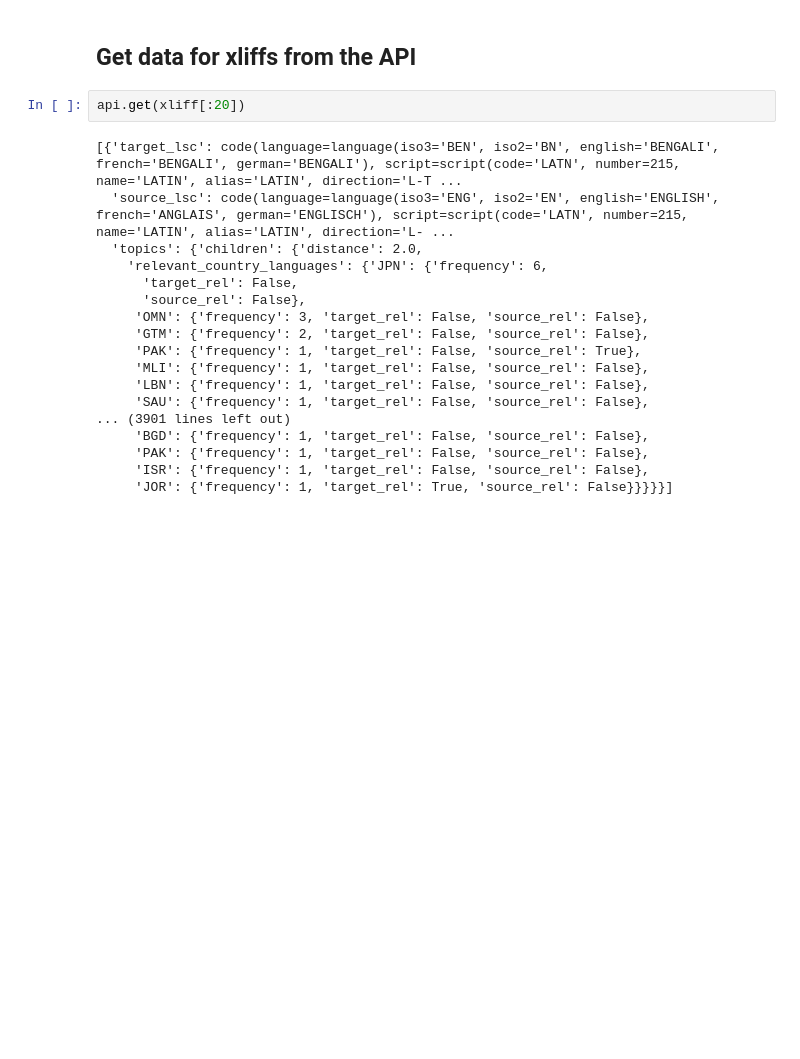
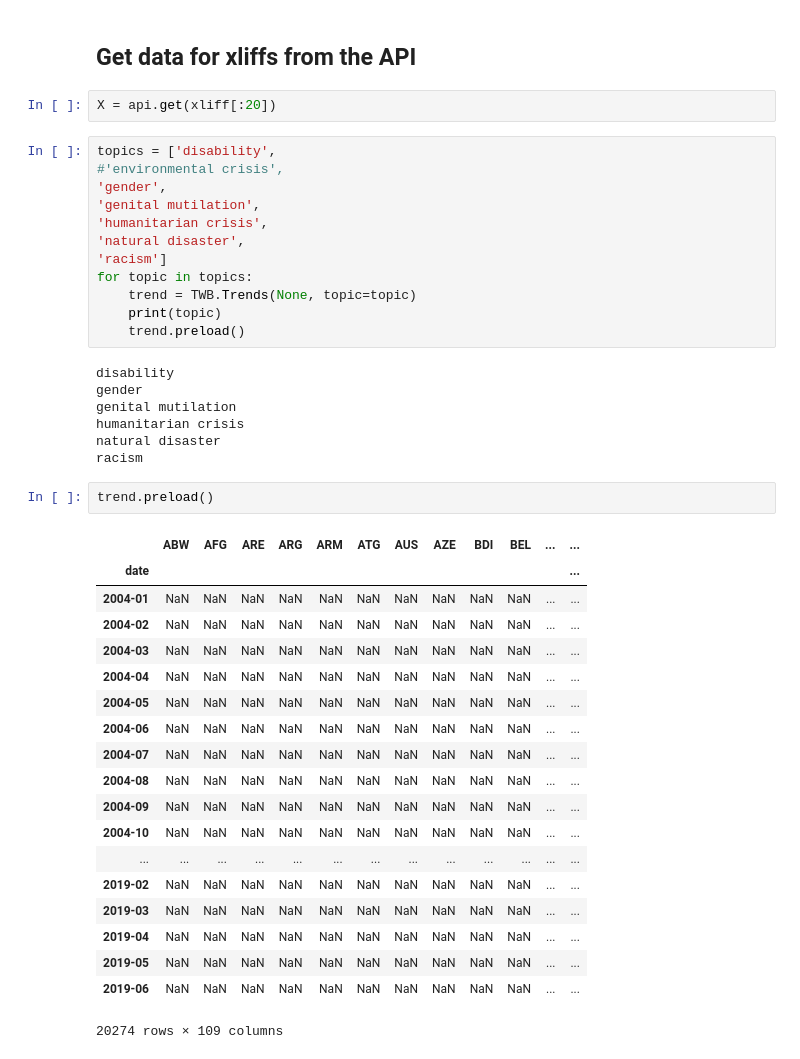
Before and after one commit to thiesgehrmann/JuSiPy_TWB, a Jupyter notebook: API.ipynb, the cells around one changed output. Saved outputs shown, nothing was run; the diff lists cells and outputs as text; blank space fills up the shorter version.

```diff
--- a/API.ipynb
+++ b/API.ipynb
@@ -25,22 +25,45 @@ api = TWB.API(tags, api_key)
 # %% [markdown]
 ## Get data for xliffs from the API
 # %%
-api.get(xliff[:20])
+X = api.get(xliff[:20])
-# %% [output]
-[{'target_lsc': code(language=language(iso3='BEN', iso2='BN', english='BENGALI', french='BENGALI', german='BENGALI'), script=script(code='LATN', number=215, name='LATIN', alias='LATIN', direction='L-T ...
-  'source_lsc': code(language=language(iso3='ENG', iso2='EN', english='ENGLISH', french='ANGLAIS', german='ENGLISCH'), script=script(code='LATN', number=215, name='LATIN', alias='LATIN', direction='L- ...
-  'topics': {'children': {'distance': 2.0,
-    'relevant_country_languages': {'JPN': {'frequency': 6,
-      'target_rel': False,
-      'source_rel': False},
-     'OMN': {'frequency': 3, 'target_rel': False, 'source_rel': False},
-     'GTM': {'frequency': 2, 'target_rel': False, 'source_rel': False},
-     'PAK': {'frequency': 1, 'target_rel': False, 'source_rel': True},
-     'MLI': {'frequency': 1, 'target_rel': False, 'source_rel': False},
-     'LBN': {'frequency': 1, 'target_rel': False, 'source_rel': False},
-     'SAU': {'frequency': 1, 'target_rel': False, 'source_rel': False},
-... (3901 lines left out)
-     'BGD': {'frequency': 1, 'target_rel': False, 'source_rel': False},
-     'PAK': {'frequency': 1, 'target_rel': False, 'source_rel': False},
-     'ISR': {'frequency': 1, 'target_rel': False, 'source_rel': False},
-     'JOR': {'frequency': 1, 'target_rel': True, 'source_rel': False}}}}}]
+# %%
+topics = ['disability',
+#'environmental crisis',
+'gender',
+'genital mutilation',
+'humanitarian crisis',
+'natural disaster',
+'racism']
+for topic in topics:
+    trend = TWB.Trends(None, topic=topic)
+    print(topic)
+    trend.preload()
+# %% [output]
+disability
+gender
+genital mutilation
+humanitarian crisis
+natural disaster
+racism
+# %%
+trend.preload()
+# %% [output]
+|  | ABW | AFG | ARE | ARG | ARM | ATG | AUS | AZE | BDI | BEL | ... | ... |
+| date |  |  |  |  |  |  |  |  |  |  |  | ... |
+| 2004-01 | NaN | NaN | NaN | NaN | NaN | NaN | NaN | NaN | NaN | NaN | ... | ... |
+| 2004-02 | NaN | NaN | NaN | NaN | NaN | NaN | NaN | NaN | NaN | NaN | ... | ... |
+| 2004-03 | NaN | NaN | NaN | NaN | NaN | NaN | NaN | NaN | NaN | NaN | ... | ... |
+| 2004-04 | NaN | NaN | NaN | NaN | NaN | NaN | NaN | NaN | NaN | NaN | ... | ... |
+| 2004-05 | NaN | NaN | NaN | NaN | NaN | NaN | NaN | NaN | NaN | NaN | ... | ... |
+| 2004-06 | NaN | NaN | NaN | NaN | NaN | NaN | NaN | NaN | NaN | NaN | ... | ... |
+| 2004-07 | NaN | NaN | NaN | NaN | NaN | NaN | NaN | NaN | NaN | NaN | ... | ... |
+| 2004-08 | NaN | NaN | NaN | NaN | NaN | NaN | NaN | NaN | NaN | NaN | ... | ... |
+| 2004-09 | NaN | NaN | NaN | NaN | NaN | NaN | NaN | NaN | NaN | NaN | ... | ... |
+| 2004-10 | NaN | NaN | NaN | NaN | NaN | NaN | NaN | NaN | NaN | NaN | ... | ... |
+| ... | ... | ... | ... | ... | ... | ... | ... | ... | ... | ... | ... | ... |
+| 2019-02 | NaN | NaN | NaN | NaN | NaN | NaN | NaN | NaN | NaN | NaN | ... | ... |
+| 2019-03 | NaN | NaN | NaN | NaN | NaN | NaN | NaN | NaN | NaN | NaN | ... | ... |
+| 2019-04 | NaN | NaN | NaN | NaN | NaN | NaN | NaN | NaN | NaN | NaN | ... | ... |
+| 2019-05 | NaN | NaN | NaN | NaN | NaN | NaN | NaN | NaN | NaN | NaN | ... | ... |
+| 2019-06 | NaN | NaN | NaN | NaN | NaN | NaN | NaN | NaN | NaN | NaN | ... | ... |
+20274 rows × 109 columns
```
Also changed, not shown: parts of 4 cells of this notebook, 9 other files.
